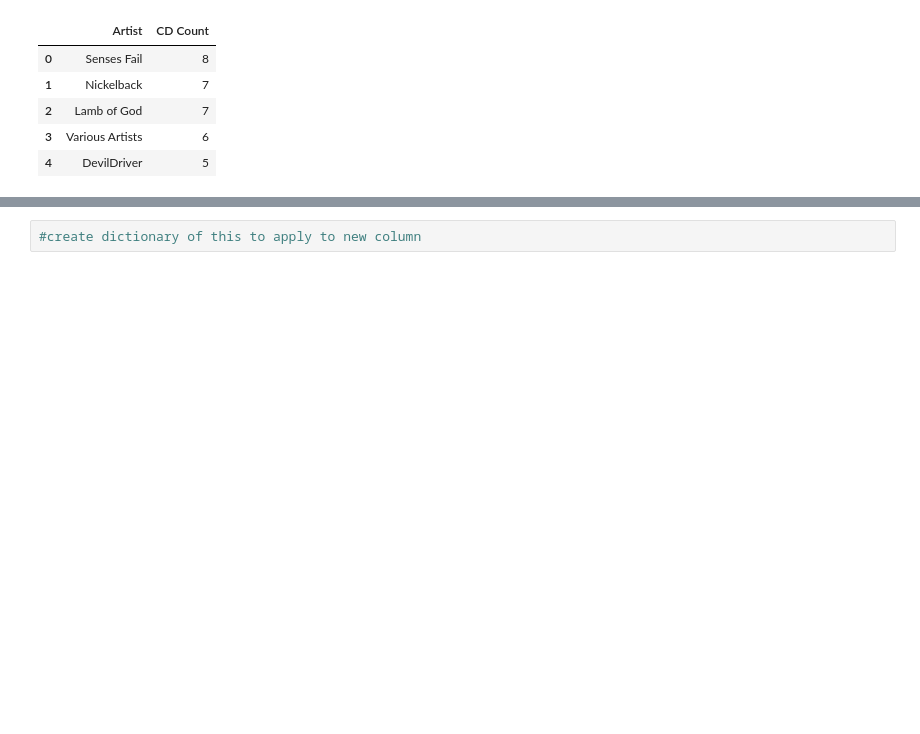
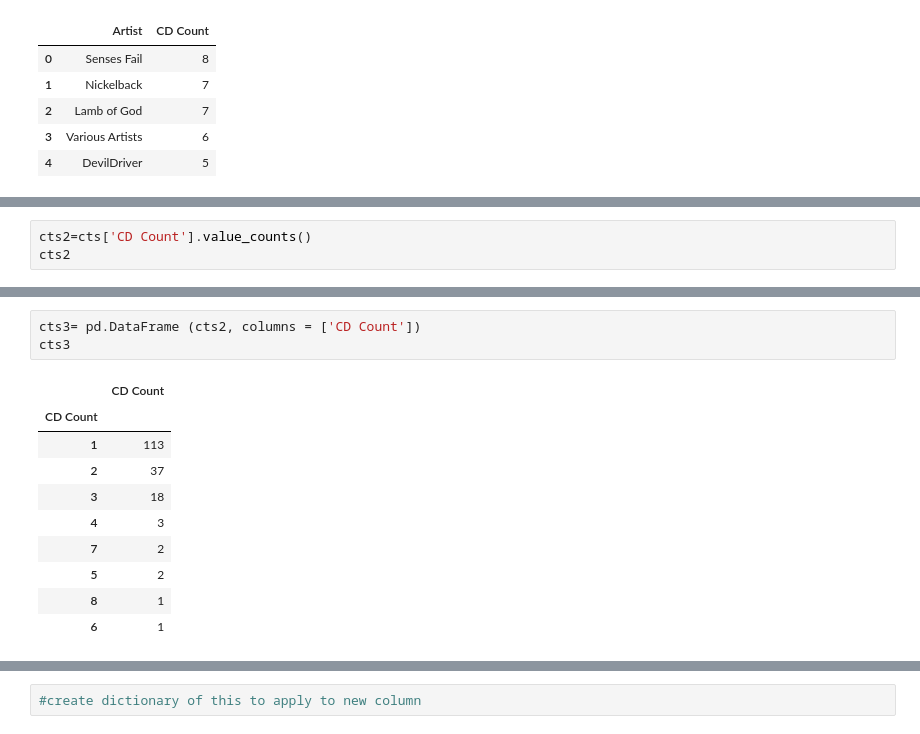
Before and after one commit to mbarger2/weekly_work, a Jupyter notebook: Week 2/CD Collection Stats.ipynb, the cells around one changed output, grey strips where cells are left out. Cells and saved outputs as stored; diff of their text form; blank space fills up the shorter version.

```diff
--- a/Week 2/CD Collection Stats.ipynb
+++ b/Week 2/CD Collection Stats.ipynb
@@ -235,0 +233,3 @@ cts.shape, len(cdct)
+# %%
+cts2=cts['CD Count'].value_counts()
+cts2
@@ -235,0 +246,14 @@ cts.shape, len(cdct)
+# %%
+cts3= pd.DataFrame (cts2, columns = ['CD Count'])
+cts3
+# %% [output]
+|  | CD Count |
+| CD Count |  |
+| 1 | 113 |
+| 2 | 37 |
+| 3 | 18 |
+| 4 | 3 |
+| 7 | 2 |
+| 5 | 2 |
+| 8 | 1 |
+| 6 | 1 |
```
Also changed, not shown: parts of 10 cells of this notebook.
